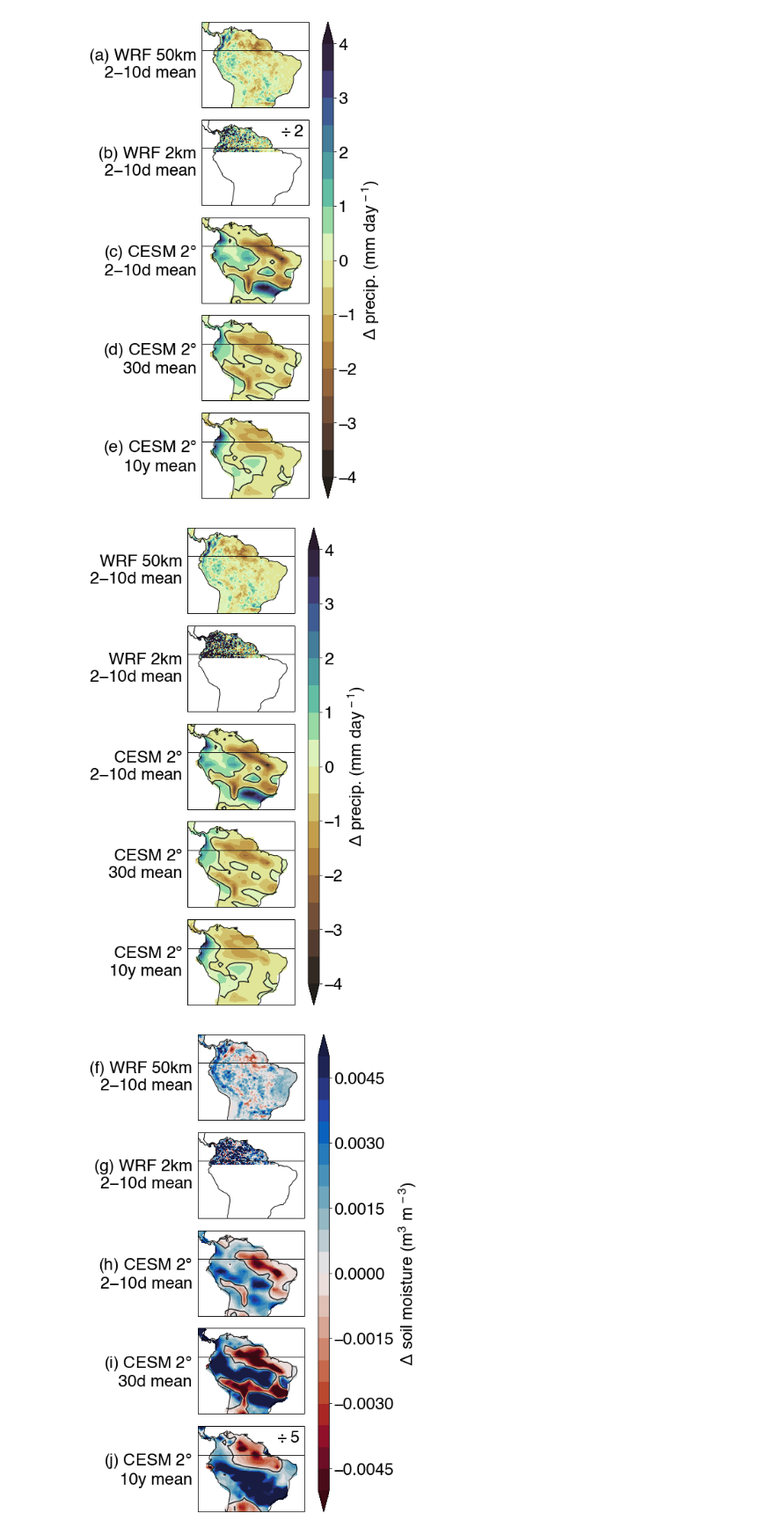
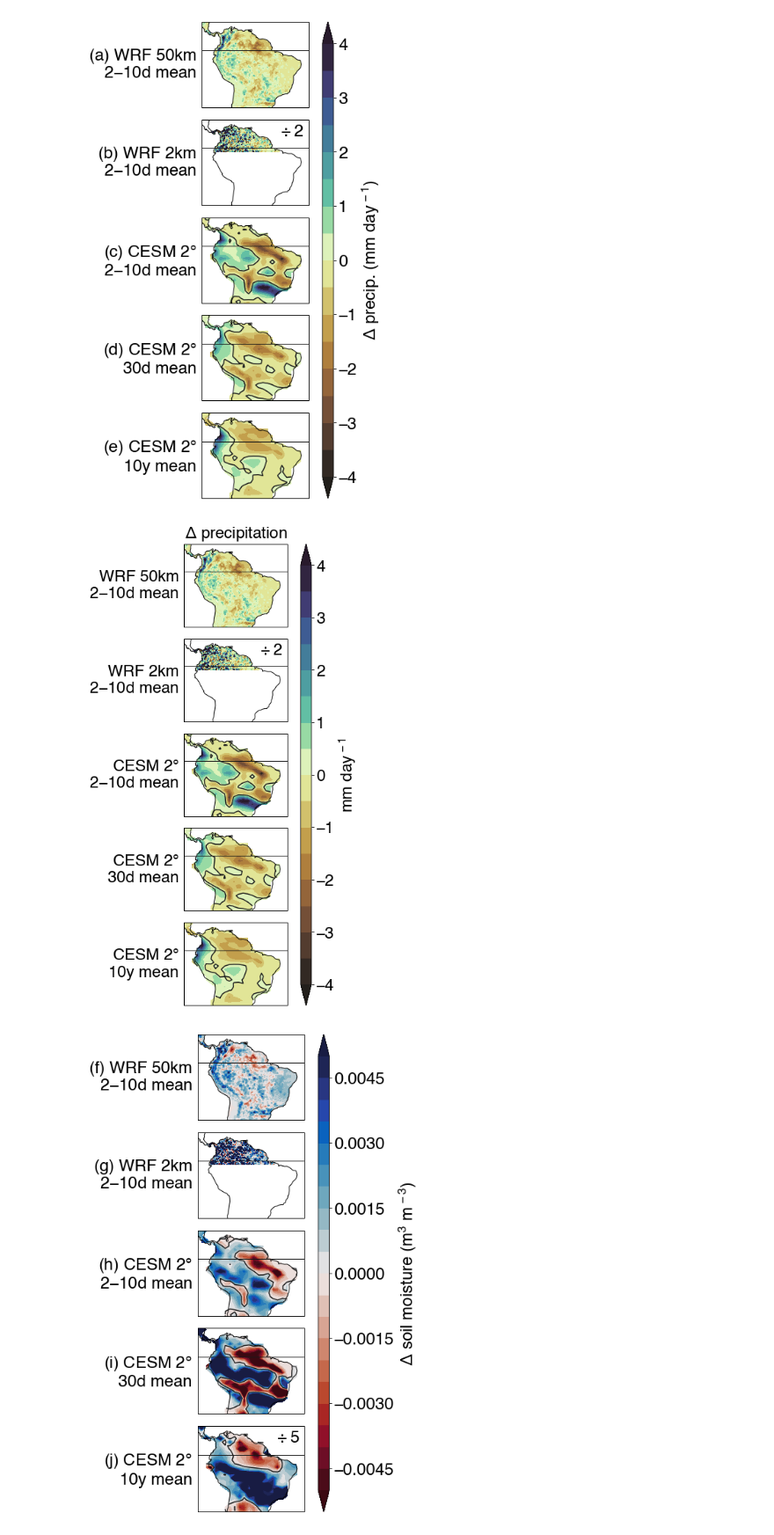
Before and after one commit to bairdlangenbrunner/amazon-phys-response-paper, a Jupyter notebook: scripts/POSTER_precip_and_soil_moisture_maps.ipynb, the cells around one changed output. Shown at 88% size. Cells and saved outputs as stored; diff of their text form; code cells hidden in the pictures.

```diff
--- a/scripts/POSTER_precip_and_soil_moisture_maps.ipynb
+++ b/scripts/POSTER_precip_and_soil_moisture_maps.ipynb
@@ -1379,36 +1379,37 @@ ax5.coastlines()
 fig.tight_layout()
 
 ax1.text(s='WRF 50km\n2$-$10d mean', x=-.05, y=0.5, transform=ax1.transAxes, fontsize=fontsize, ha='right', va='center')
 ax2.text(s='WRF 2km\n2$-$10d mean', x=-.05, y=0.5, transform=ax2.transAxes, fontsize=fontsize, ha='right', va='center')
 ax3.text(s='CESM 2$\degree$\n2$-$10d mean', x=-.05, y=0.5, transform=ax3.transAxes, fontsize=fontsize, ha='right', va='center')
 ax4.text(s='CESM 2$\degree$\n30d mean', x=-.05, y=0.5, transform=ax4.transAxes, fontsize=fontsize, ha='right', va='center')
 ax5.text(s='CESM 2$\degree$\n10y mean', x=-.05, y=0.5, transform=ax5.transAxes, fontsize=fontsize, ha='right', va='center')
-#ax2.text(s='$\div$ 2', x=0.96, y=0.95, transform=ax2.transAxes, fontsize=fontsize, ha='right', va='top')
+ax2.text(s='$\div$ 2', x=0.96, y=0.95, transform=ax2.transAxes, fontsize=fontsize, ha='right', va='top')
+ax1.text(s='$\Delta$ precipitation', x=0.5, y=1.02, transform=ax1.transAxes, fontsize=fontsize, ha='center', va='bottom')
 
 ax1.axhline(0, lw='1', color='0.1', ls='-')
 ax2.axhline(0, lw='1', color='0.1', ls='-')
 ax3.axhline(0, lw='1', color='0.1', ls='-')
 ax4.axhline(0, lw='1', color='0.1', ls='-')
 ax5.axhline(0, lw='1', color='0.1', ls='-')
 
 ax3_top = ax3
 ax5_top = ax5
 contour1_top = contour1
 
 # top plots
 #axlpos = ax3_top.get_position()
 #axrpos = ax5_top.get_position()
 axtpos = ax1.get_position()
 axbpos = ax5.get_position()
 
 cbar_ax = fig.add_axes([axbpos.x1,axbpos.y0,0.075,axtpos.y1-axbpos.y0])
 cbar = fig.colorbar(contour1_top, cax=cbar_ax, orientation='vertical')
 cbar_ax.tick_params(labelsize=fontsize)
-cbar.set_label('$\Delta$ precip. (mm day$^{\,-1}$)', fontsize=fontsize)
+cbar.set_label('mm day$^{\,-1}$', fontsize=fontsize)
 
 fig.savefig('../figures/POSTER_precip_maps_noletters.pdf', bbox_inches='tight', transparent=True)
 # %% [output]
-[figure, old version]
+[figure, new version]
 # %%
 fontsize=24
 
```
Also changed, not shown: parts of 1 cell of this notebook, 2 other files.
